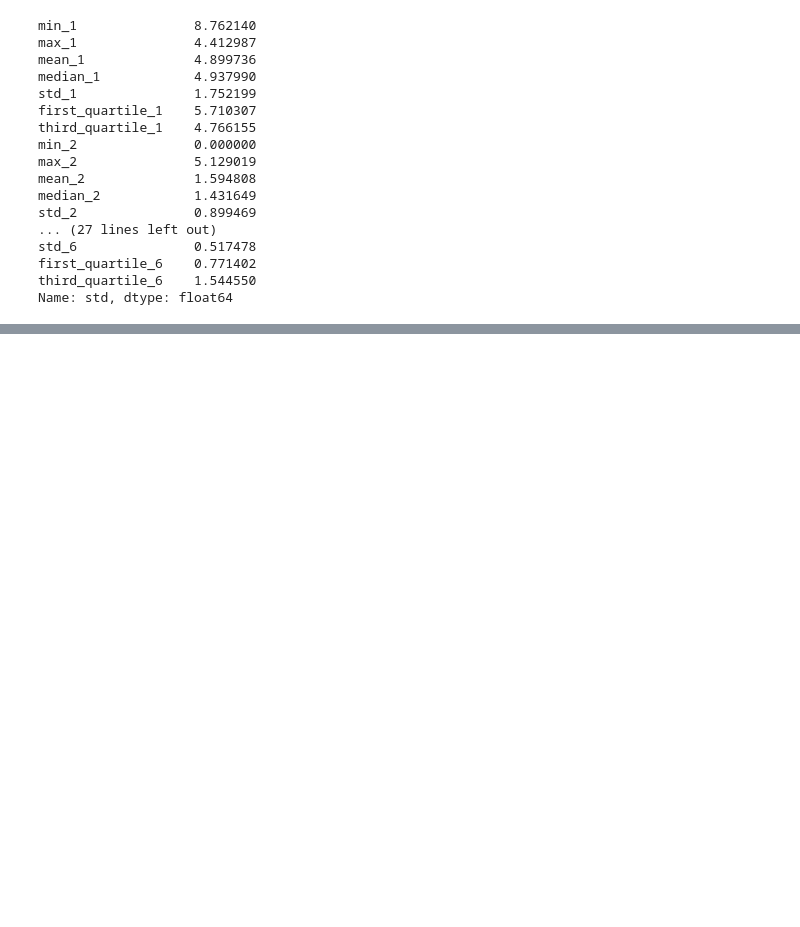
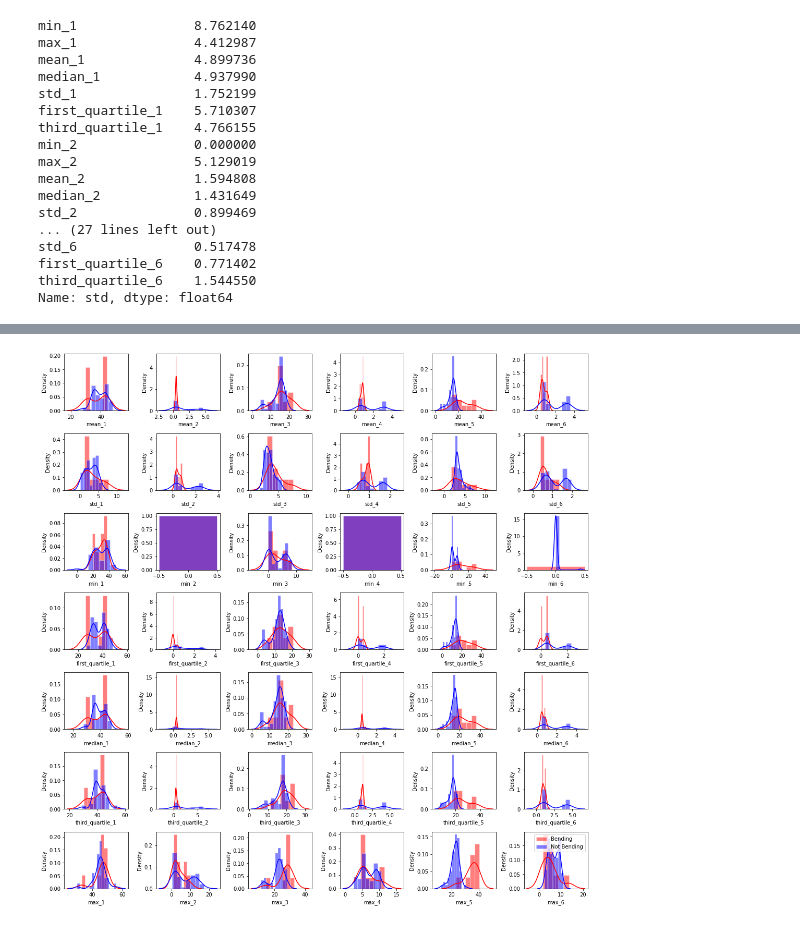
Before and after one commit to humera811/MLDS, a Jupyter notebook: Homework3/notebook/TimeSeriesClassification/Bano_Humera_HW3.ipynb, the cells around one changed output, grey strips where cells are left out. Drawn from its saved outputs; the diff is of its cells as text; code cells hidden in the pictures; blank space fills up the shorter version.

```diff
--- a/Homework3/notebook/TimeSeriesClassification/Bano_Humera_HW3.ipynb
+++ b/Homework3/notebook/TimeSeriesClassification/Bano_Humera_HW3.ipynb
@@ -230,0 +234,5 @@ bci_estimate
+# %%
+bend_train = pd.DataFrame(train_stats)
+bend_train.loc[bend_train['label'].isin(['bending1', 'bending2']), 'label'] =1
+bend_train.loc[bend_train['label'] != 1, 'label'] = 0
+bend_train
@@ -230,0 +253,25 @@ bci_estimate
+# %%
+# https://gist.github.com/mwaskom/de44147ed2974457ad6372750bbe5751
+plt.figure(figsize=(15,15))
+for i, ft in enumerate(features, start =1):
+    for j in range(1,7):
+        plt.subplot(len(features), 6, 6*i+j-6)
+        sns.histplot(bend_train.loc[bend_train['label']== 1][ft + str(j)] ,
+                     kde = True,
+                     color="red",
+                     stat="density",
+                     edgecolor=(1, 1, 1, .4),
+                     kde_kws=dict(cut=3),
+                     label="Bending")
+        sns.histplot(bend_train.loc[bend_train['label']== 0][ft + str(j)],
+                     kde = True,
+                     color="blue",
+                     stat="density",
+                     kde_kws=dict(cut=3),
+                     edgecolor=(1, 1, 1, .4),
+                     label='Not Bending')
+plt.tight_layout()
+plt.legend()
+plt.show()
+# %% [output]
+[figure, added]
```
Also changed, not shown: parts of 13 cells of this notebook, 2 other files.
